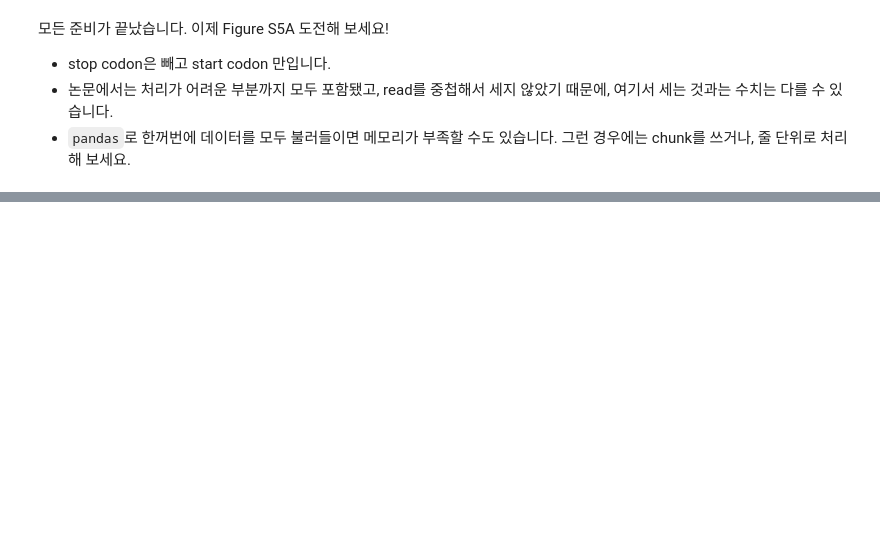
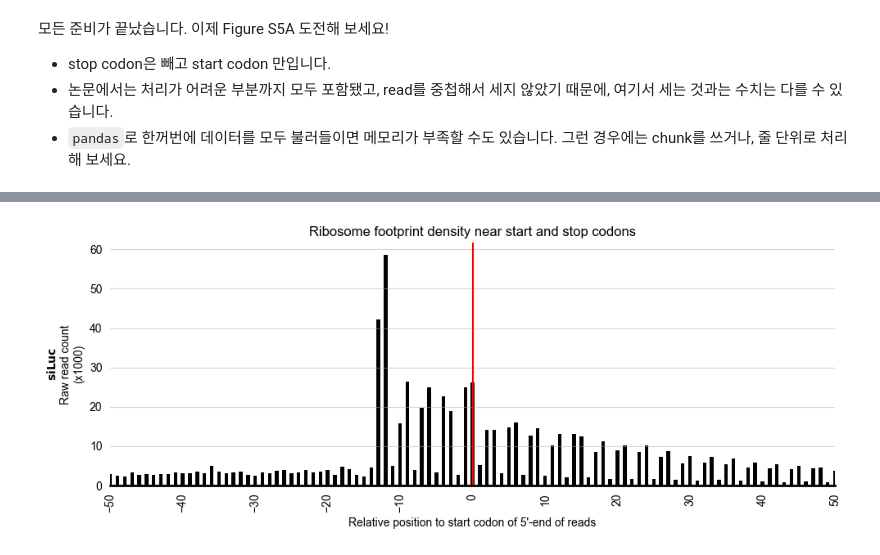
Before and after one commit to mahoon2/bioinfo1, a Jupyter notebook: CoLab_TermProj_2025_2.ipynb, the cells around one changed output, grey strips where cells are left out. Drawn from its saved outputs; the diff is of its cells as text; code cells hidden in the pictures; blank space fills up the shorter version.

Commit message:
feat(Mission2): Complete the Figure S5A

```diff
--- a/CoLab_TermProj_2025_2.ipynb
+++ b/CoLab_TermProj_2025_2.ipynb
@@ -156,0 +233,3 @@ chr1    4878103 4878104 1       chr1    4878045 4878205 ENSMUST00000027036.11
+# %%
+siluc['relative_pos'] = siluc['5_start'] - siluc['start_codon_pos']
+siluc['relative_pos'].describe()
@@ -156,0 +246,3 @@ chr1    4878103 4878104 1       chr1    4878045 4878205 ENSMUST00000027036.11
+# %%
+siluc_counts = siluc[(siluc['relative_pos'] > -51) & (siluc['relative_pos'] < 51)].groupby('relative_pos')['5_cnt'].sum()
+siluc_counts
@@ -156,0 +263,37 @@ chr1    4878103 4878104 1       chr1    4878045 4878205 ENSMUST00000027036.11
+# %%
+import matplotlib as mpl
+mpl.font_manager.findSystemFonts()
+mpl.rcParams['font.family'] = 'sans-serif'
+mpl.rcParams['font.sans-serif'] = ['Arial']
+# %%
+fig = plt.figure(figsize=(10,4))
+plt.bar(siluc_counts.index, siluc_counts.values / 1000, color='black', width=0.5)
+plt.grid(axis='y', alpha=0.5)
+
+plt.xlim(-50, 50)
+plt.axvline(0, color='red', linestyle='-')
+
+plt.xlabel('Relative position to start codon of 5\'-end of reads')
+plt.ylabel(r'$\mathbf{siLuc}$' + '\n' + 'Raw read count\n(x1000)')
+
+plt.xticks(np.arange(-50, 51, 10), rotation=90)
+fig.get_axes()[0].tick_params(
+    axis='both',      # 'x','y' 또는 'both'
+    which='both',     # 'major','minor','both'
+    bottom=False,     # x축 아래쪽 tick
+    top=False,        # x축 위쪽 tick
+    left=False,       # y축 왼쪽 tick
+    right=False       # y축 오른쪽 tick
+)
+
+for name, spine in fig.get_axes()[0].spines.items():
+    if name != 'bottom':
+        spine.set_visible(False)
+    else:
+        spine.set_linewidth(2.0)
+
+plt.title('Ribosome footprint density near start and stop codons')
+plt.tight_layout()
+plt.show()
+# %% [output]
+[figure, added]
```
Also changed, not shown: parts of 14 cells of this notebook, 2 other files.
